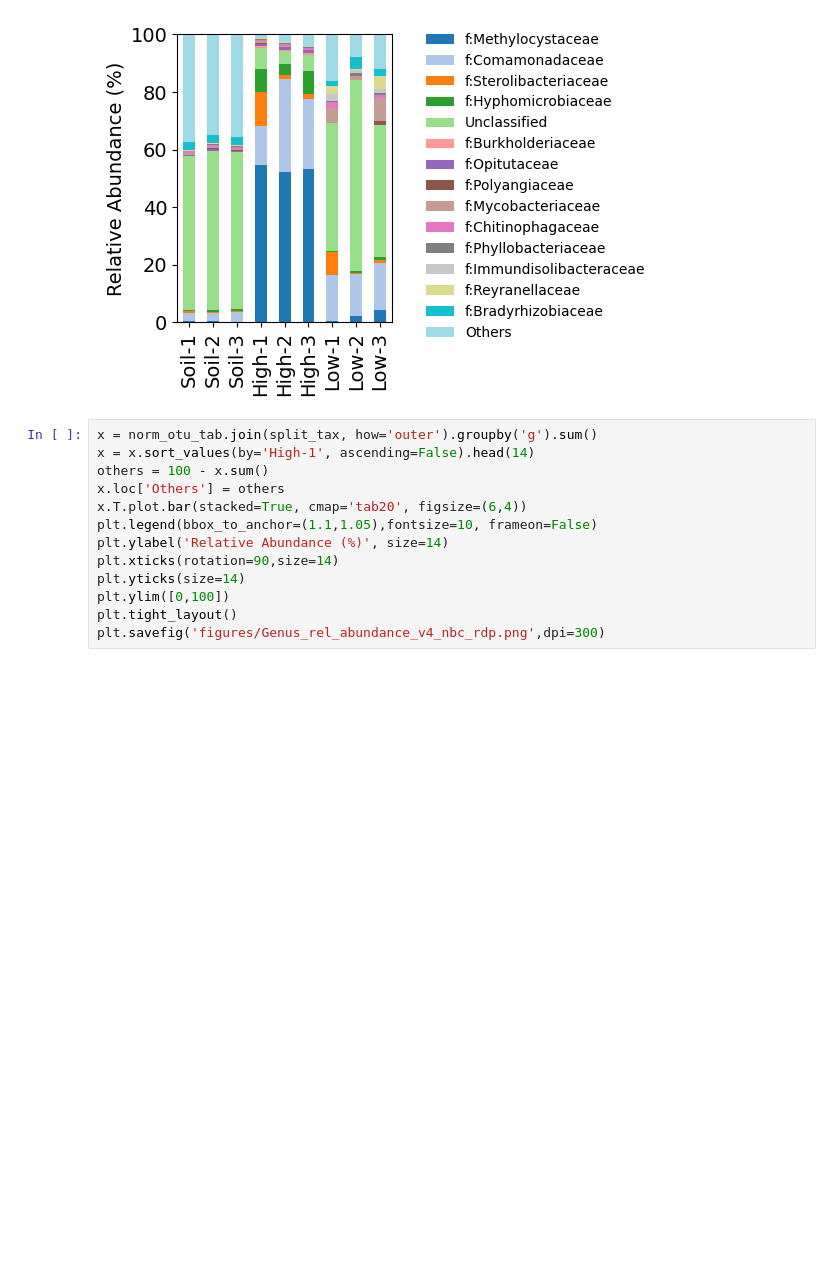
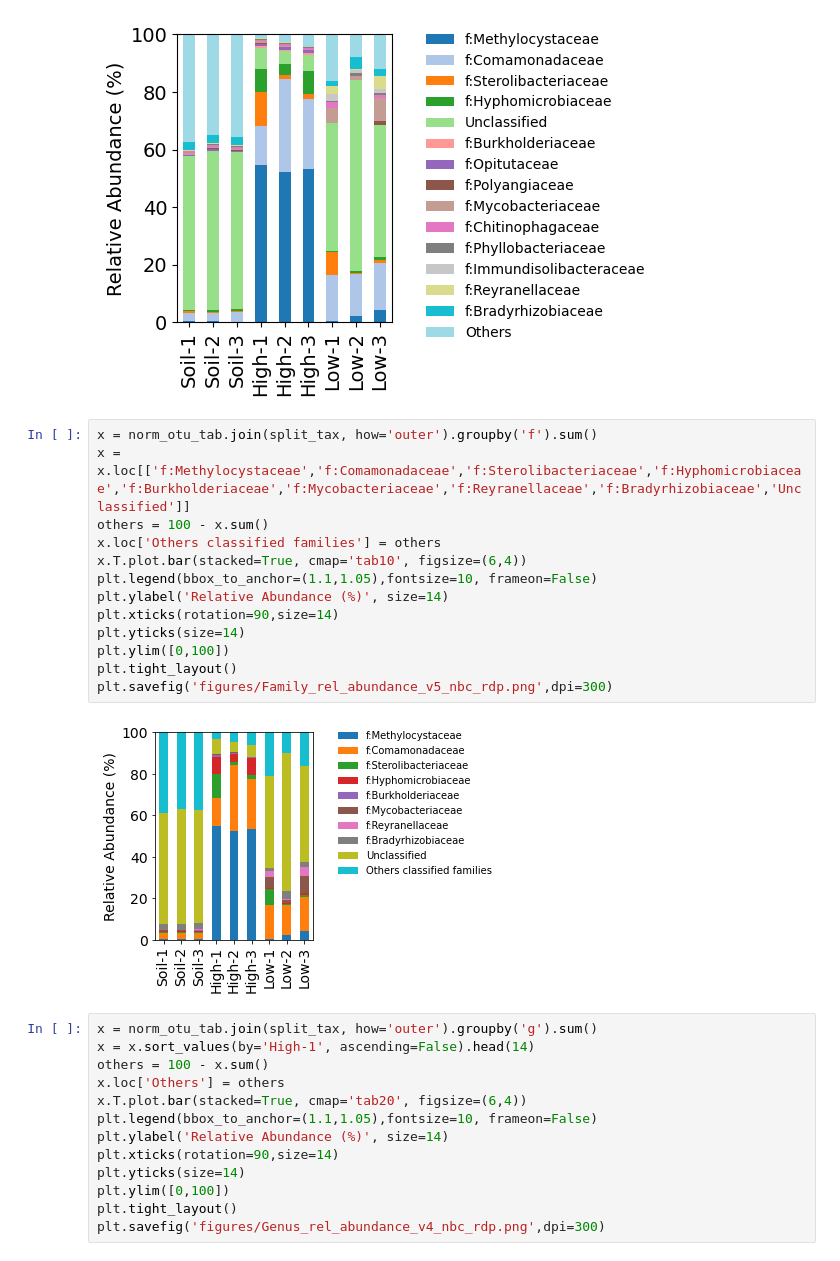
Before and after one commit to zflink/Wetland_Methanotrophs_PHA, a Jupyter notebook: 16S_sequencing/16S_data_plotting.ipynb, the cells around one changed output. Saved outputs shown, nothing was run; the diff lists cells and outputs as text; blank space fills up the shorter version.

```diff
--- a/16S_sequencing/16S_data_plotting.ipynb
+++ b/16S_sequencing/16S_data_plotting.ipynb
@@ -195,6 +241,21 @@ plt.tight_layout()
 plt.savefig('figures/Family_rel_abundance_v4_nbc_rdp.png',dpi=300)
 # %% [output]
 [figure]
+# %%
+x = norm_otu_tab.join(split_tax, how='outer').groupby('f').sum()
+x = x.loc[['f:Methylocystaceae','f:Comamonadaceae','f:Sterolibacteriaceae','f:Hyphomicrobiaceae','f:Burkholderiaceae','f:Mycobacteriaceae','f:Reyranellaceae','f:Bradyrhizobiaceae','Unclassified']]
+others = 100 - x.sum()
+x.loc['Others classified families'] = others
+x.T.plot.bar(stacked=True, cmap='tab10', figsize=(6,4))
+plt.legend(bbox_to_anchor=(1.1,1.05),fontsize=10, frameon=False)
+plt.ylabel('Relative Abundance (%)', size=14)
+plt.xticks(rotation=90,size=14)
+plt.yticks(size=14)
+plt.ylim([0,100])
+plt.tight_layout()
+plt.savefig('figures/Family_rel_abundance_v5_nbc_rdp.png',dpi=300)
+# %% [output]
+[figure, added]
 # %%
 x = norm_otu_tab.join(split_tax, how='outer').groupby('g').sum()
 x = x.sort_values(by='High-1', ascending=False).head(14)
```
Also changed, not shown: parts of 4 cells of this notebook.
